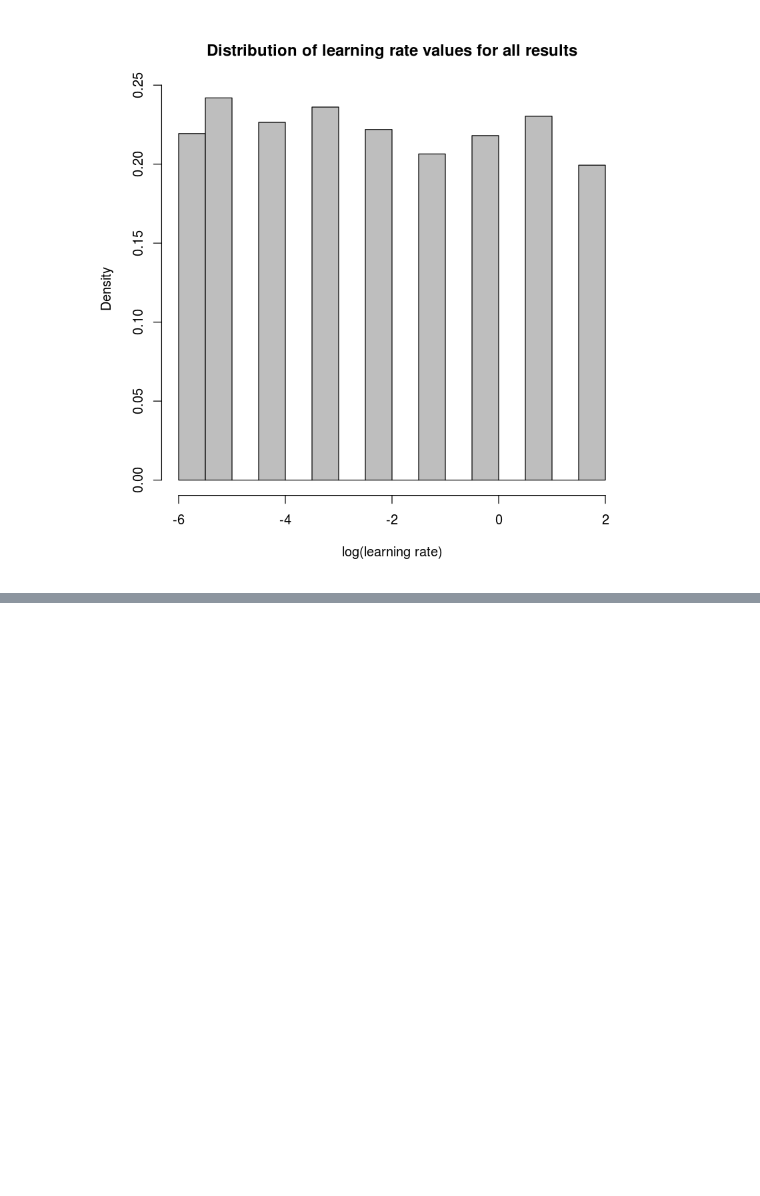
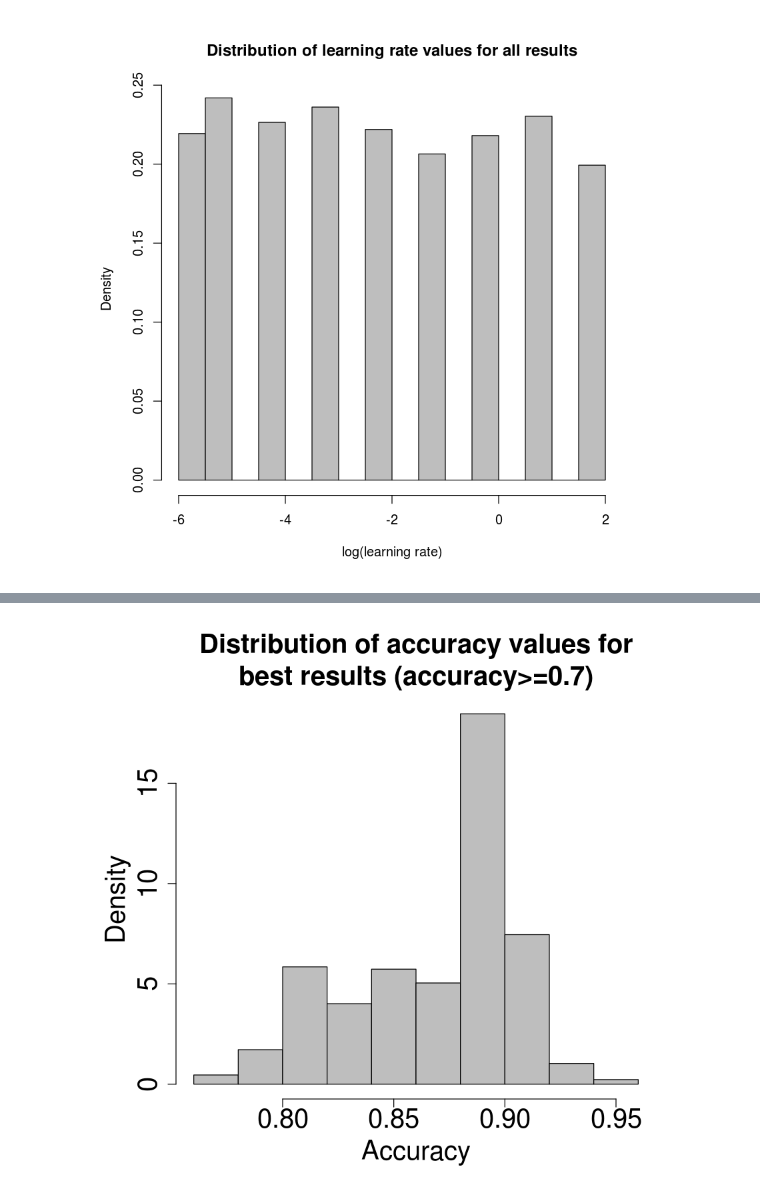
Before and after one commit to TorkamaniLab/Imputation_Autoencoder, a Jupyter notebook: grid_search_summary.ipynb, the cells around one changed output, grey strips where cells are left out. Saved outputs shown, nothing was run; the diff lists cells and outputs as text; code cells hidden in the pictures; blank space fills up the shorter version.

```diff
--- a/grid_search_summary.ipynb
+++ b/grid_search_summary.ipynb
@@ -279,3 +280,12 @@ hist(best_results$accuracy, freq=F,
+# %%
+par(mai=c(1,1,1,0))
+hist(best_results$accuracy, freq=F,
+     xlab="Accuracy", col="grey",
+     main="Distribution of accuracy values for\nbest results (accuracy>=0.7)",
+     cex=2, cex.axis=2, cex.lab=2, cex.main=2
+     )
+# %% [output]
+[figure, added]
 # %%
 #All higher learning rate values were eliminated when we fitered out low accuracy results, so we can conclude that the lower learning rates performed better overall.
 #However, there are no clear changes in the distribution of L1 and L2 values after we filter out low accuracy models
```
Also changed, not shown: parts of 1 cell of this notebook.
